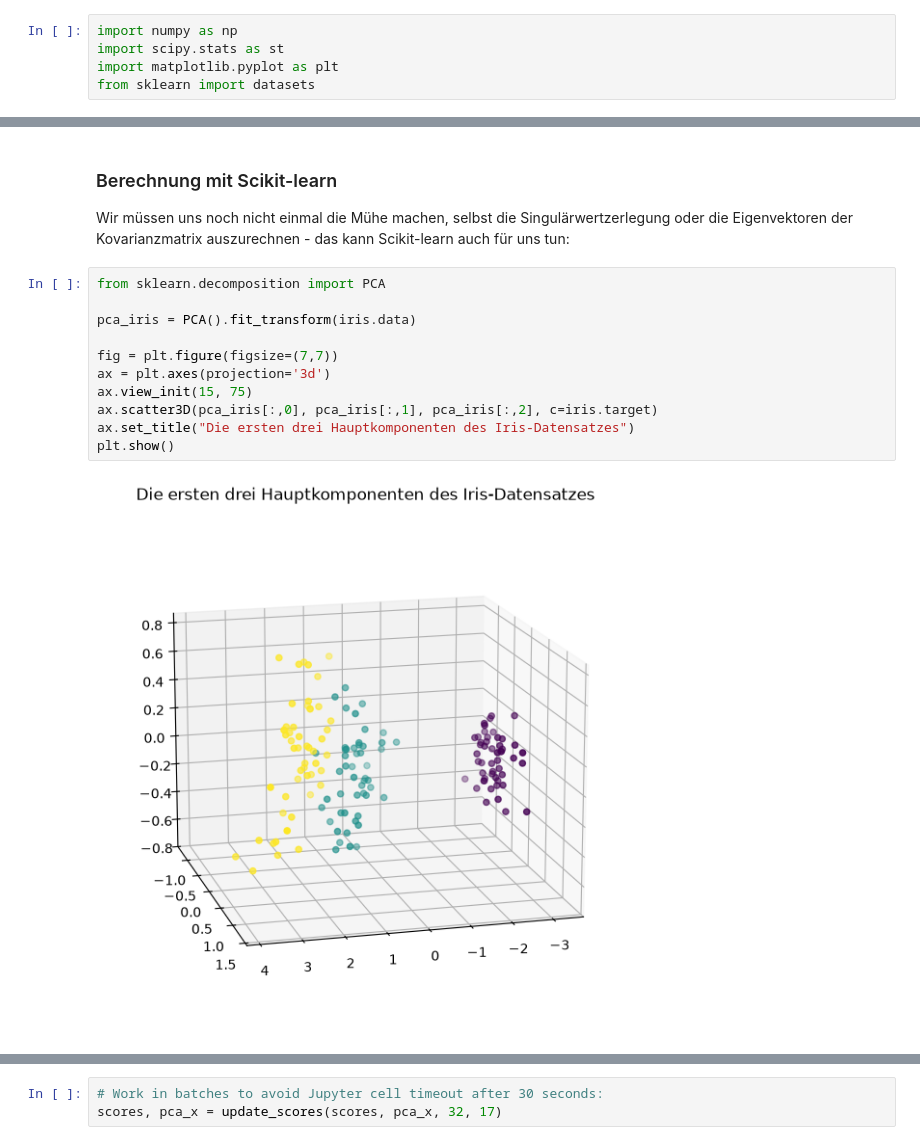
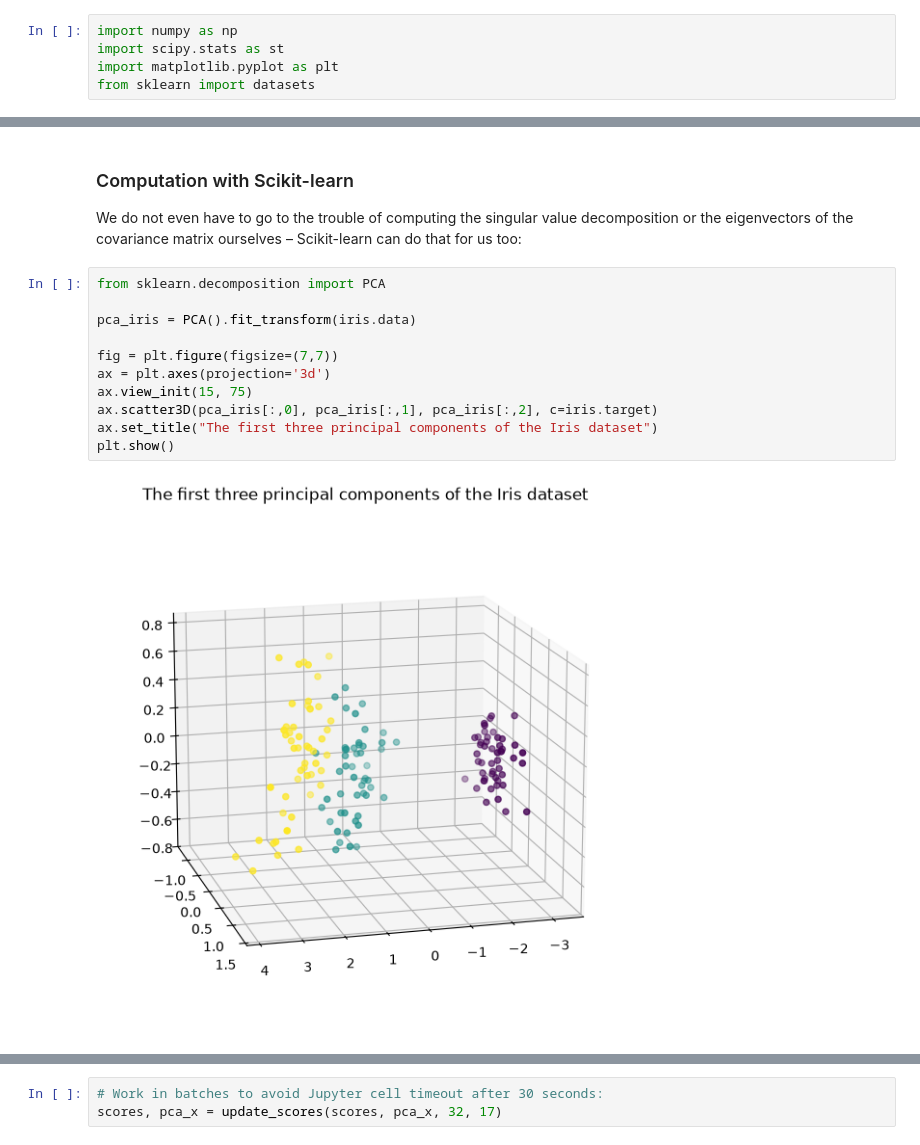
Before and after one commit to konradvoelkel/ds-en, a Jupyter notebook: dimensionality-reduction.ipynb, the cells around one changed output, grey strips where cells are left out. Cells and saved outputs as stored; diff of their text form.

```diff
--- a/dimensionality-reduction.ipynb
+++ b/dimensionality-reduction.ipynb
@@ -256,18 +254,18 @@ plt.show()
 # %% [markdown]
-### Berechnung mit Scikit-learn
+### Computation with Scikit-learn
 
-Wir müssen uns noch nicht einmal die Mühe machen, selbst die Singulärwertzerlegung oder die Eigenvektoren der Kovarianzmatrix auszurechnen - das kann Scikit-learn auch für uns tun:
+We do not even have to go to the trouble of computing the singular value decomposition or the eigenvectors of the covariance matrix ourselves – Scikit-learn can do that for us too:
 # %%
 from sklearn.decomposition import PCA
 
 pca_iris = PCA().fit_transform(iris.data)
 
 fig = plt.figure(figsize=(7,7))
 ax = plt.axes(projection='3d')
 ax.view_init(15, 75)
 ax.scatter3D(pca_iris[:,0], pca_iris[:,1], pca_iris[:,2], c=iris.target)
-ax.set_title("Die ersten drei Hauptkomponenten des Iris-Datensatzes")
+ax.set_title("The first three principal components of the Iris dataset")
 plt.show()
 # %% [output]
-[figure, old version]
+[figure, new version]
 # %% [markdown]
```
Also changed, not shown: parts of 28 cells of this notebook, 13 other files.
